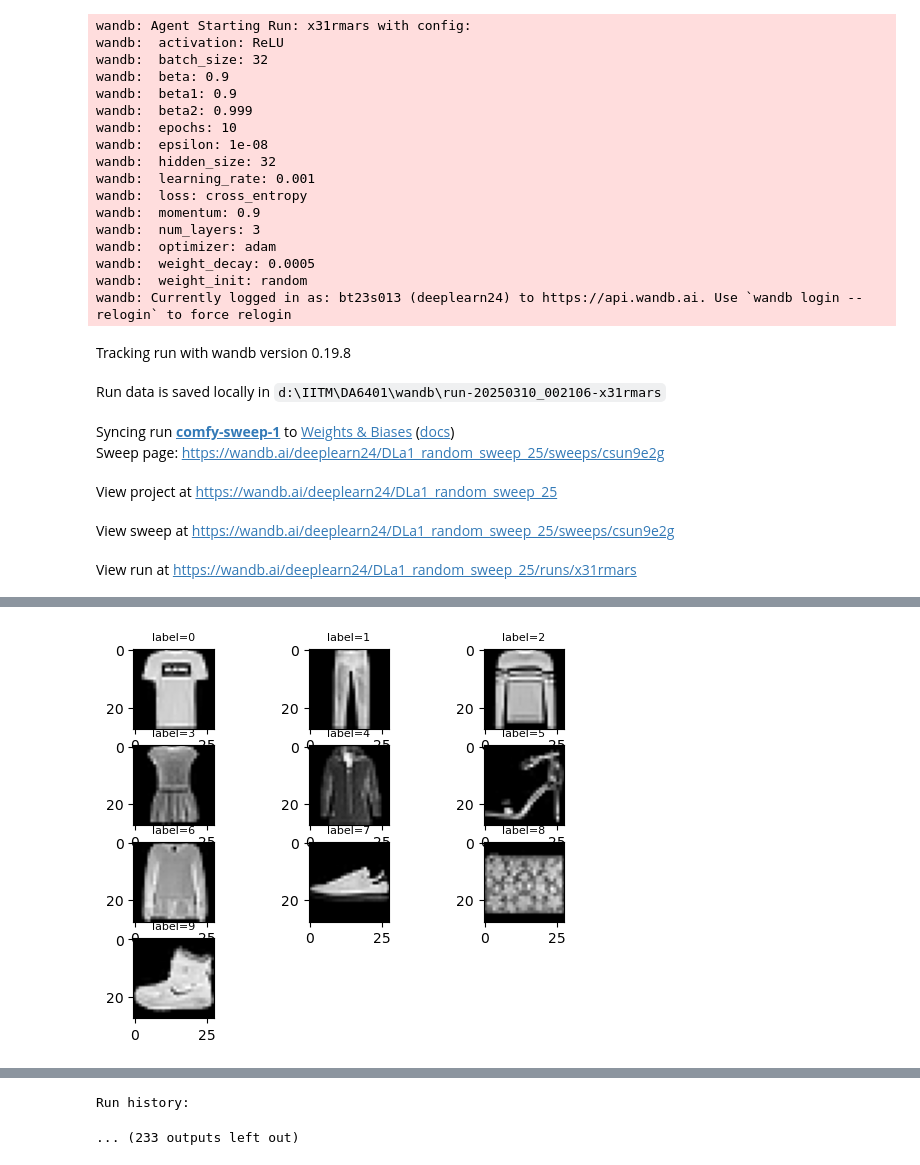
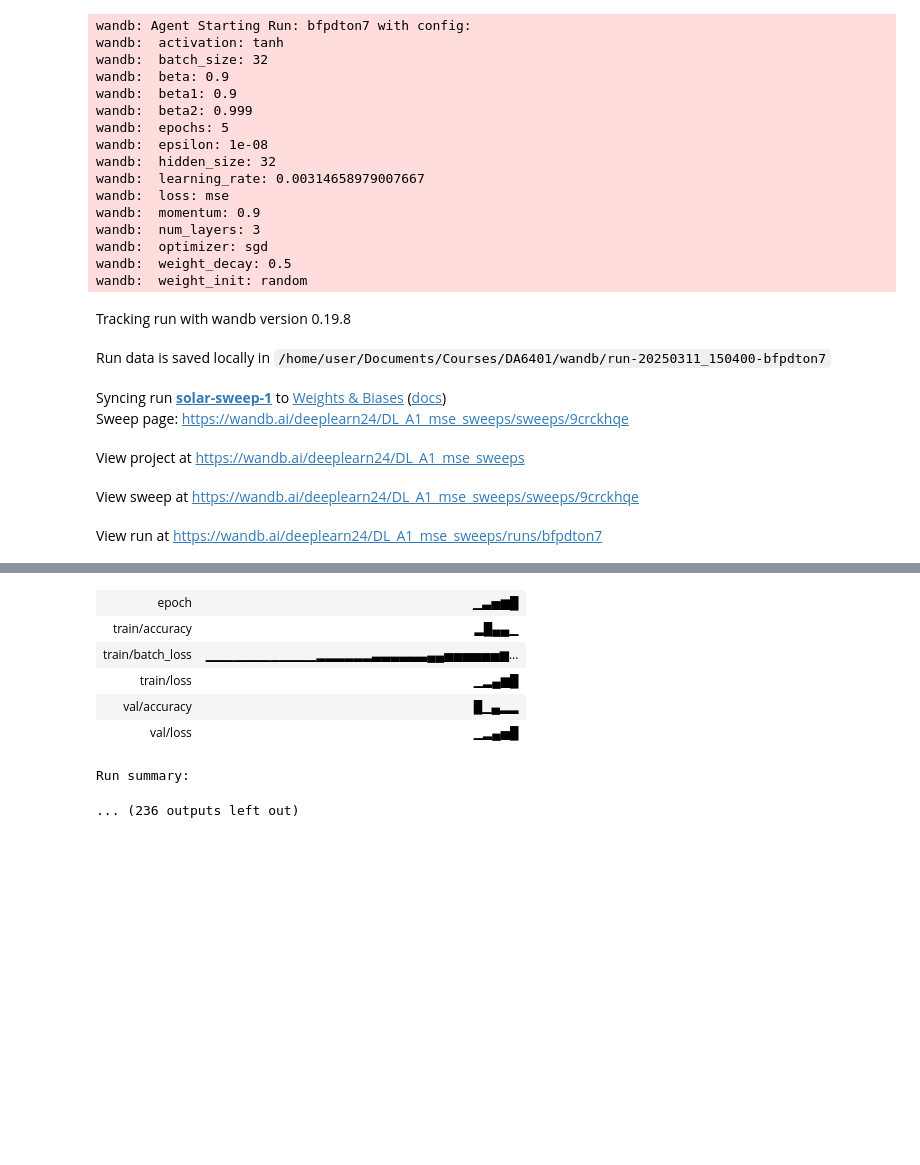
Before and after one commit to srikrishnan-b/DA6401, a Jupyter notebook: trial copy.ipynb, the cells around one changed output, grey strips where cells are left out. Drawn from its saved outputs; the diff is of its cells as text; code cells hidden in the pictures; blank space fills up the shorter version.

```diff
--- a/trial copy.ipynb
+++ b/trial copy.ipynb
@@ -12,7 +18,7 @@ from optimizer import GradientDescent
 # %%
 sweep_config = {
-    'method': 'random',
-    'name': 'random_sweep',
+    'method': 'bayes',
+    'name': 'bayesian_sweep_mse',
 }
 metric = {
     'name': 'val_accuracy',
@@ -24,13 +30,13 @@ parameters_dict = {
     "epochs": {'values': [5,10]},
     "num_layers": {'values': [3,4,5]},
     "hidden_size": {'values': [32,64, 128]},
-    "weight_decay": {'values': [0, 0.0005, 0.5]},
-    "learning_rate": {'values': [1e-3, 1e-4]},
-    "optimizer": {'values': ['sgd', 'momentum', 'nag', 'rmsprop', 'adam', 'nadam']},
+    "weight_decay": {'values': [0, 0.0005, 0.5]},     # [0, 0.0005, 0.5]
+    "learning_rate": {'distribution': 'uniform', 'min': 1e-5, 'max': 1e-2},
+    "optimizer": {'values':  ['sgd', 'momentum', 'nag', 'rmsprop', 'adam', 'nadam']},
     "batch_size": {'values': [16, 32, 64]},
     "weight_init" : {'values': ['random', 'xavier']},
-    "activation" : {'values': ['sigmoid', 'tanh', 'ReLU']},
-    "loss" : {'values': ['cross_entropy']},
+    "activation" : {'values': ['ReLU','sigmoid', 'tanh', 'ReLU']},
+    "loss" : {'values': ['mse']},
     "momentum" : {'values': [0.9]},
     "beta": {'values': [0.9]},
     "beta1": {'values': [0.9]},
@@ -61,5 +67,5 @@ pprint.pprint(sweep_config)
                 'weight_decay': {'values': [0, 0.0005, 0.5]},
                 'weight_init': {'values': ['random', 'xavier']}}}
 # %%
-sweep_id = wandb.sweep(sweep_config, project="DL_A1_Hyperparameter_Tuning")
+sweep_id = wandb.sweep(sweep_config, project="DL_A1_mse_sweeps")
 # %% [output]
@@ -70,7 +75,8 @@ Sweep URL: https://wandb.ai/deeplearn24/DLa1_random_sweep_25/sweeps/csun9e2g
 def train_wandb(config=None):
     with wandb.init(config=config):
         config = wandb.config
-        run_name = f"n{config.num_layers}_h{config.hidden_size}_wd{config.weight_decay}_lr{config.learning_rate}_{config.optimizer}_bs{config.batch_size}_{config.weight_init}_{config.activation}"
+        run_name = f"n{config.num_layers}_h{config.hidden_size}_lr{config.learning_rate}_bs{config.batch_size}_act{config.activation}"
+
         wandb.run.name = run_name
         wandb.run.save()
         train, valid, test = load_fashion_mnist(config.batch_size)
@@ -123,29 +129,28 @@ def train_wandb(config=None):
                 f"Epoch: {epoch + 1}, Train Loss: {np.mean(batch_train_loss)}, Valid Loss: {np.mean(batch_valid_loss)}"
             )
 # %%
-wandb.agent(sweep_id, train_wandb, count=25)
+wandb.agent(sweep_id, train_wandb, count=50)
 # %% [output]
-wandb: Agent Starting Run: x31rmars with config:
-wandb:  activation: ReLU
+wandb: Agent Starting Run: bfpdton7 with config:
+wandb:  activation: tanh
 wandb:  batch_size: 32
 wandb:  beta: 0.9
 wandb:  beta1: 0.9
 wandb:  beta2: 0.999
-wandb:  epochs: 10
+wandb:  epochs: 5
 wandb:  epsilon: 1e-08
 wandb:  hidden_size: 32
-wandb:  learning_rate: 0.001
-wandb:  loss: cross_entropy
+wandb:  learning_rate: 0.00314658979007667
+wandb:  loss: mse
 wandb:  momentum: 0.9
 wandb:  num_layers: 3
-wandb:  optimizer: adam
-wandb:  weight_decay: 0.0005
+wandb:  optimizer: sgd
+wandb:  weight_decay: 0.5
 wandb:  weight_init: random
-wandb: Currently logged in as: bt23s013 (deeplearn24) to https://api.wandb.ai. Use `wandb login --relogin` to force relogin
 Tracking run with wandb version 0.19.8
-Run data is saved locally in d:\IITM\DA6401\wandb\run-20250310_002106-x31rmars
+Run data is saved locally in /home/user/Documents/Courses/DA6401/wandb/run-20250311_150400-bfpdton7
-Syncing run comfy-sweep-1 to Weights & Biases (docs)
-Sweep page: https://wandb.ai/deeplearn24/DLa1_random_sweep_25/sweeps/csun9e2g
+Syncing run solar-sweep-1 to Weights & Biases (docs)
+Sweep page: https://wandb.ai/deeplearn24/DL_A1_mse_sweeps/sweeps/9crckhqe
-View project at https://wandb.ai/deeplearn24/DLa1_random_sweep_25
+View project at https://wandb.ai/deeplearn24/DL_A1_mse_sweeps
-View sweep at https://wandb.ai/deeplearn24/DLa1_random_sweep_25/sweeps/csun9e2g
+View sweep at https://wandb.ai/deeplearn24/DL_A1_mse_sweeps/sweeps/9crckhqe
-View run at https://wandb.ai/deeplearn24/DLa1_random_sweep_25/runs/x31rmars
+View run at https://wandb.ai/deeplearn24/DL_A1_mse_sweeps/runs/bfpdton7
@@ -153 +161,0 @@ wandb: WARNING Calling wandb.run.save without any arguments is deprecated.Change
-[figure, removed]
@@ -165,2 +164,8 @@ Epoch: 10, Train Loss: 1.2919632686473301, Valid Loss: 1.5096239285613742
+| epoch | ▁▃▅▆█ |
+| train/accuracy | ▂█▄▄▁ |
+| train/batch_loss | ▁▁▁▁▁▁▁▁▁▁▁▁▂▂▂▂▂▂▃▃▃▃▃▃▄▄▅▅▅▅▅▅▆... |
+| train/loss | ▁▂▄▆█ |
+| val/accuracy | █▁▄▂▂ |
+| val/loss | ▁▂▄▅█ |
-Run history:
+Run summary:
-... (233 outputs left out)
+... (236 outputs left out)
```
Also changed, not shown: parts of 4 cells of this notebook, 6 other files.
